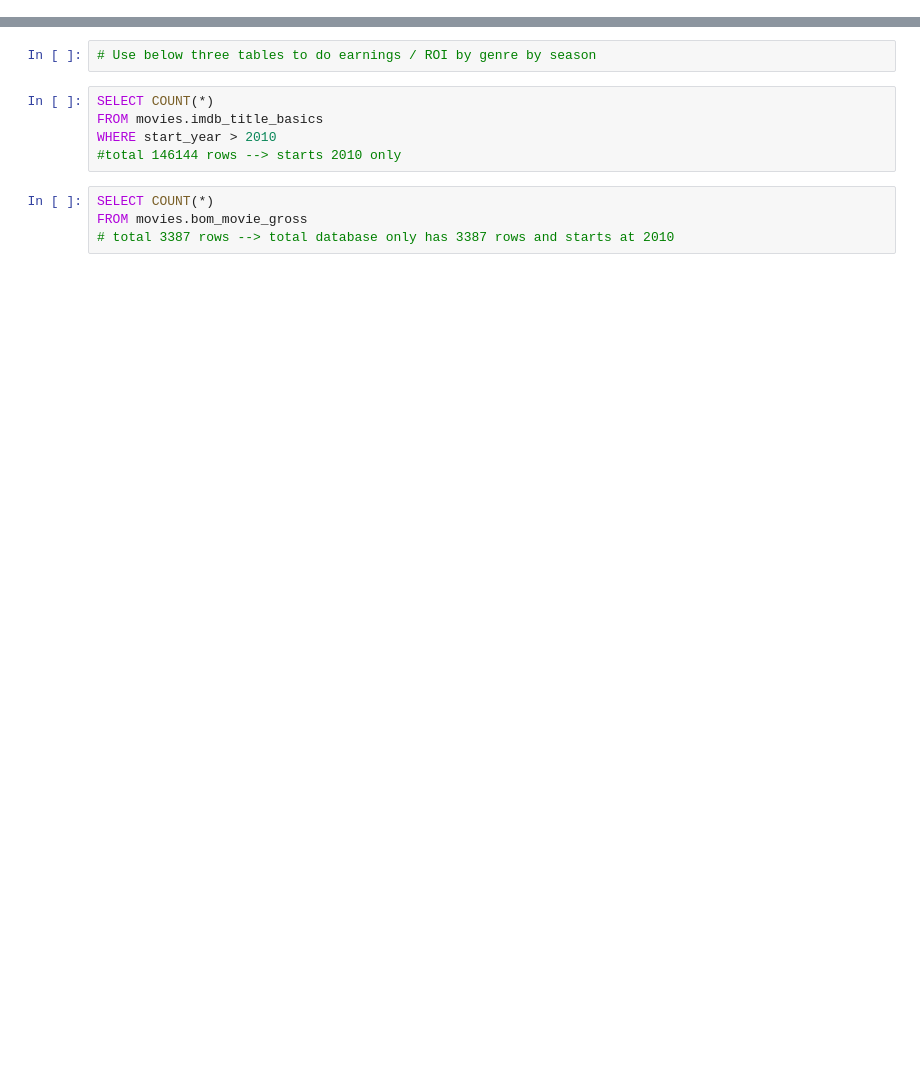
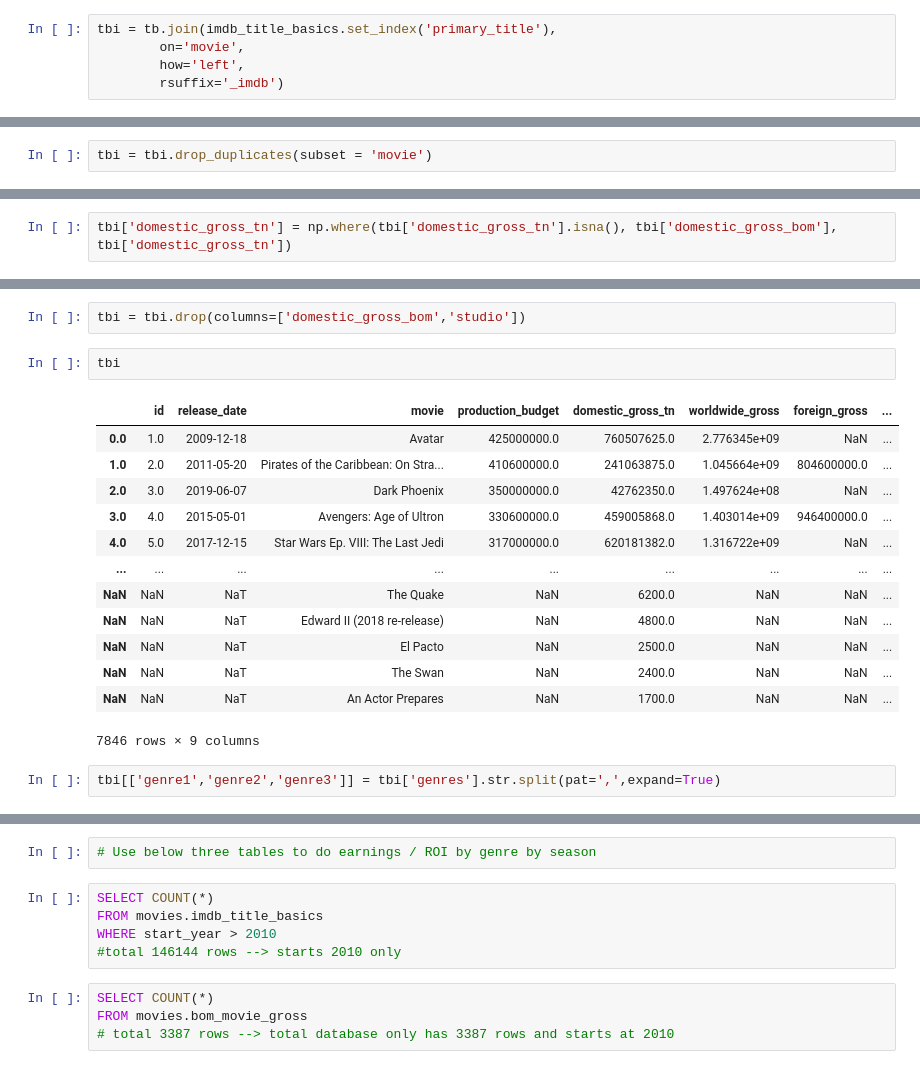
Before and after one commit to pvtsai/CXPT, a Jupyter notebook: cxpt-cong-workbook.ipynb, the cells around one changed output, grey strips where cells are left out. Saved outputs shown, nothing was run; the diff lists cells and outputs as text; blank space fills up the shorter version.

Commit message:
Movie Project 17-Jun EOD Commit 1

```diff
--- a/cxpt-cong-workbook.ipynb
+++ b/cxpt-cong-workbook.ipynb
@@ -0,0 +438,5 @@
+# %%
+tbi = tb.join(imdb_title_basics.set_index('primary_title'),
+        on='movie',
+        how='left',
+        rsuffix='_imdb')
@@ -0,0 +464,2 @@
+# %%
+tbi = tbi.drop_duplicates(subset = 'movie')
@@ -0,0 +496,2 @@
+# %%
+tbi['domestic_gross_tn'] = np.where(tbi['domestic_gross_tn'].isna(), tbi['domestic_gross_bom'], tbi['domestic_gross_tn'])
@@ -0,0 +507,20 @@
+# %%
+tbi = tbi.drop(columns=['domestic_gross_bom','studio'])
+# %%
+tbi
+# %% [output]
+|  | id | release_date | movie | production_budget | domestic_gross_tn | worldwide_gross | foreign_gross | ... |
+| 0.0 | 1.0 | 2009-12-18 | Avatar | 425000000.0 | 760507625.0 | 2.776345e+09 | NaN | ... |
+| 1.0 | 2.0 | 2011-05-20 | Pirates of the Caribbean: On Stra... | 410600000.0 | 241063875.0 | 1.045664e+09 | 804600000.0 | ... |
+| 2.0 | 3.0 | 2019-06-07 | Dark Phoenix | 350000000.0 | 42762350.0 | 1.497624e+08 | NaN | ... |
+| 3.0 | 4.0 | 2015-05-01 | Avengers: Age of Ultron | 330600000.0 | 459005868.0 | 1.403014e+09 | 946400000.0 | ... |
+| 4.0 | 5.0 | 2017-12-15 | Star Wars Ep. VIII: The Last Jedi | 317000000.0 | 620181382.0 | 1.316722e+09 | NaN | ... |
+| ... | ... | ... | ... | ... | ... | ... | ... | ... |
+| NaN | NaN | NaT | The Quake | NaN | 6200.0 | NaN | NaN | ... |
+| NaN | NaN | NaT | Edward II (2018 re-release) | NaN | 4800.0 | NaN | NaN | ... |
+| NaN | NaN | NaT | El Pacto | NaN | 2500.0 | NaN | NaN | ... |
+| NaN | NaN | NaT | The Swan | NaN | 2400.0 | NaN | NaN | ... |
+| NaN | NaN | NaT | An Actor Prepares | NaN | 1700.0 | NaN | NaN | ... |
+7846 rows × 9 columns
+# %%
+tbi[['genre1','genre2','genre3']] = tbi['genres'].str.split(pat=',',expand=True)
```
Also changed, not shown: parts of 69 cells of this notebook.
